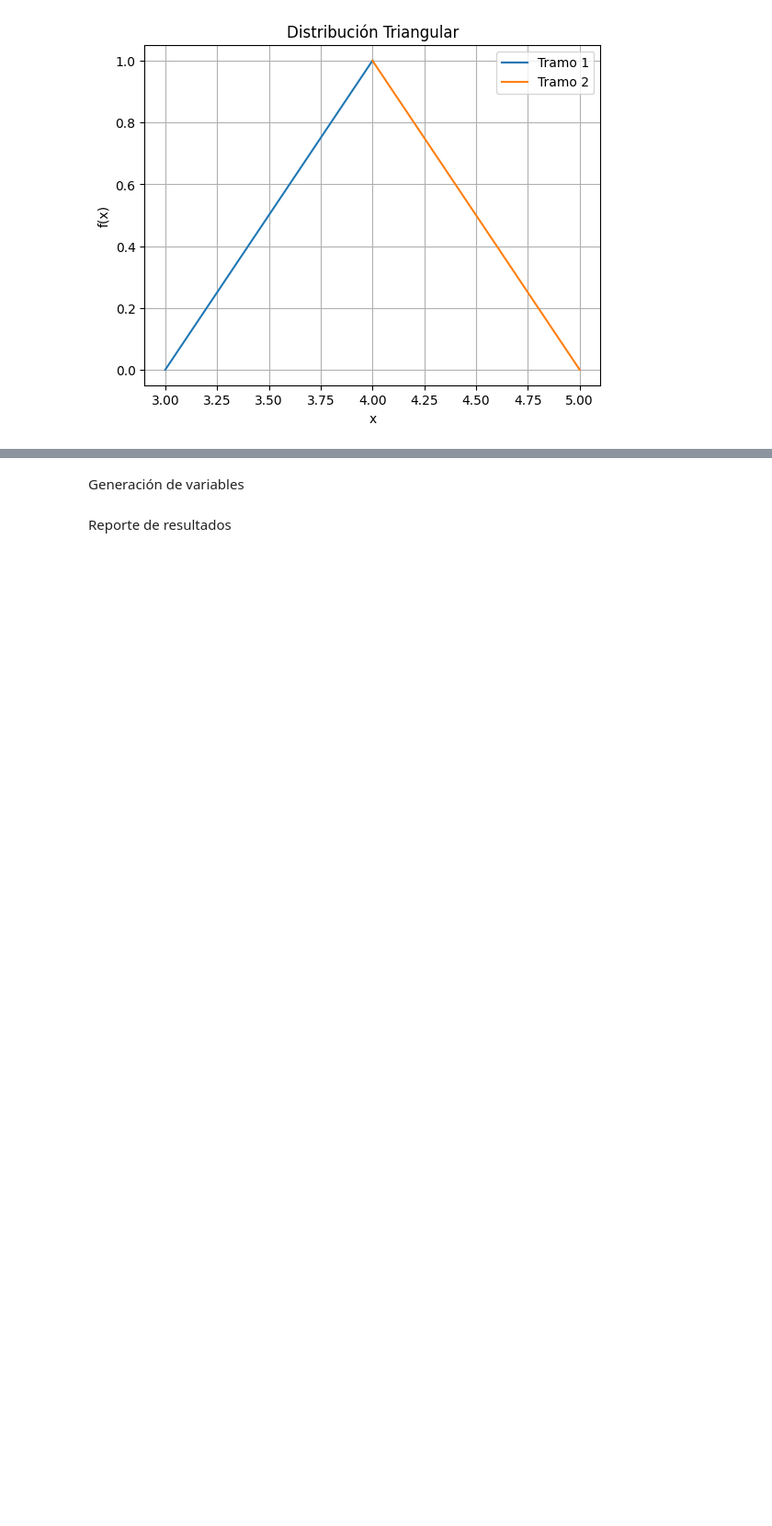
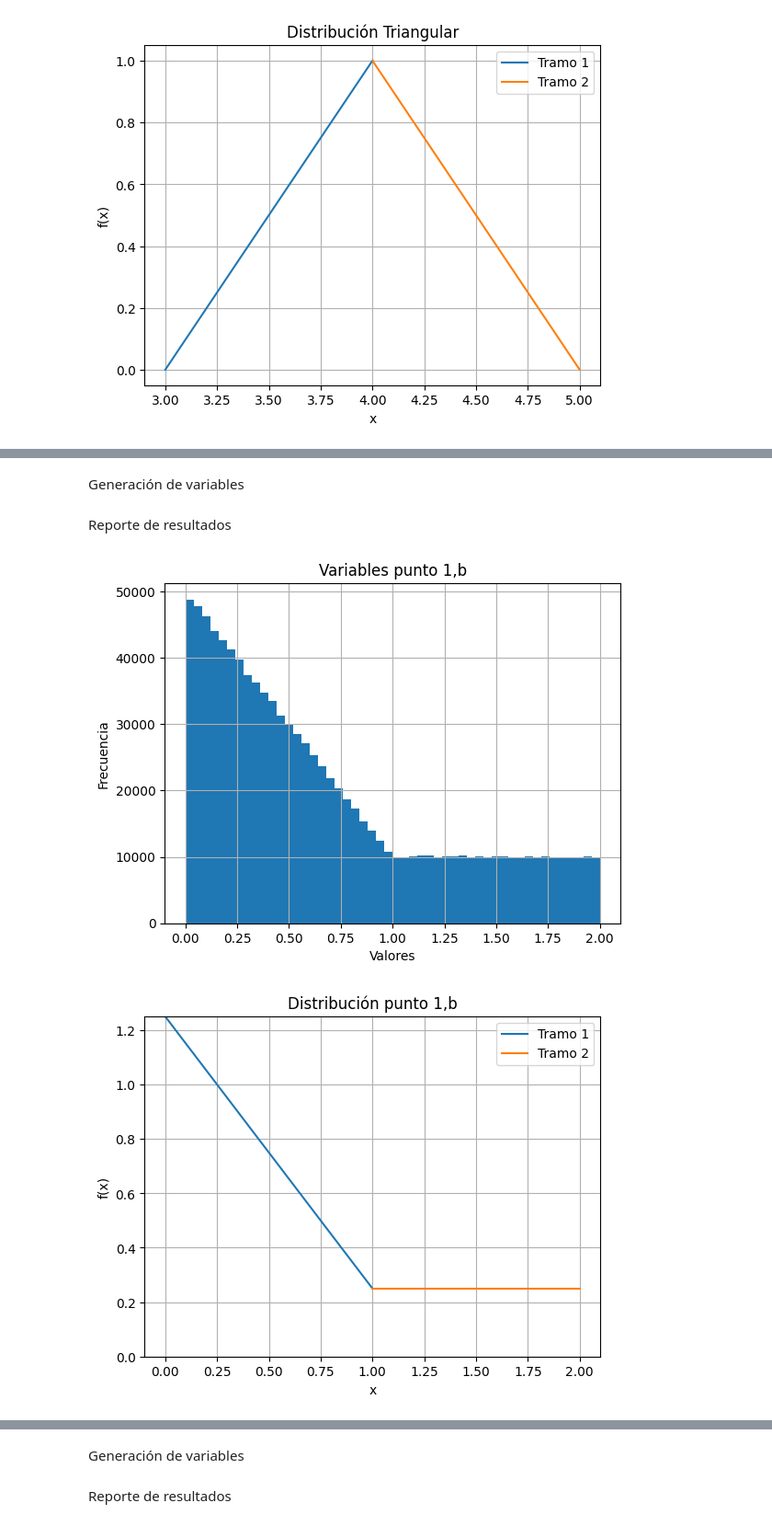
Before and after one commit to tobi1001/ModSimGrp6, a Jupyter notebook: Tarea2/punto1/punto1.ipynb, the cells around one changed output, grey strips where cells are left out. Shown at 92% size. Saved outputs shown, nothing was run; the diff lists cells and outputs as text; code cells hidden in the pictures; blank space fills up the shorter version.

Commit message:
Algoritmo y graficas punto 1,b

```diff
--- a/Tarea2/punto1/punto1.ipynb
+++ b/Tarea2/punto1/punto1.ipynb
@@ -81,0 +88,2 @@ plt.show()
+# %% [markdown]
+Generación de variables
@@ -82,3 +124,34 @@ plt.show()
+# %% [markdown]
+Reporte de resultados
+# %%
+# GRAFICA DE LAS VARIABLES GENERADAS POR COMPOSICIÓN
+show_variates(variates_b,50,"Variables punto 1,b")
+# GRAFICA DE LA DISTRIBUCIÓN
+def funcion1(x):
+  return -x+(5/4)
+
+dominio_1 = np.linspace(0,1, 100)
+dominio_2 = [1,2]
+
+# Calcular los puntos para cada tramo
+tramo_1 = funcion1(dominio_1)
+tramo_2 = [1/4,1/4]
+
+# Graficar los tramos
+plt.plot(dominio_1, tramo_1, label="Tramo 1")
+plt.plot(dominio_2, tramo_2, label="Tramo 2")
+
+# Agregar etiquetas y título
+plt.xlabel("x")
+plt.ylabel("f(x)")
+plt.ylim(0, 5/4)
+plt.title("Distribución punto 1,b")
+plt.legend()
+plt.grid(True)  # Add gridlines for better readability (optional)
+plt.show()
+# %% [output]
+[figure, added]
+[figure, added]
 # %% [markdown]
 # Punto 1,c
 Generar por el método de composición, números al azar que sigan la siguiente distribución:
```
Also changed, not shown: parts of 3 cells of this notebook.
